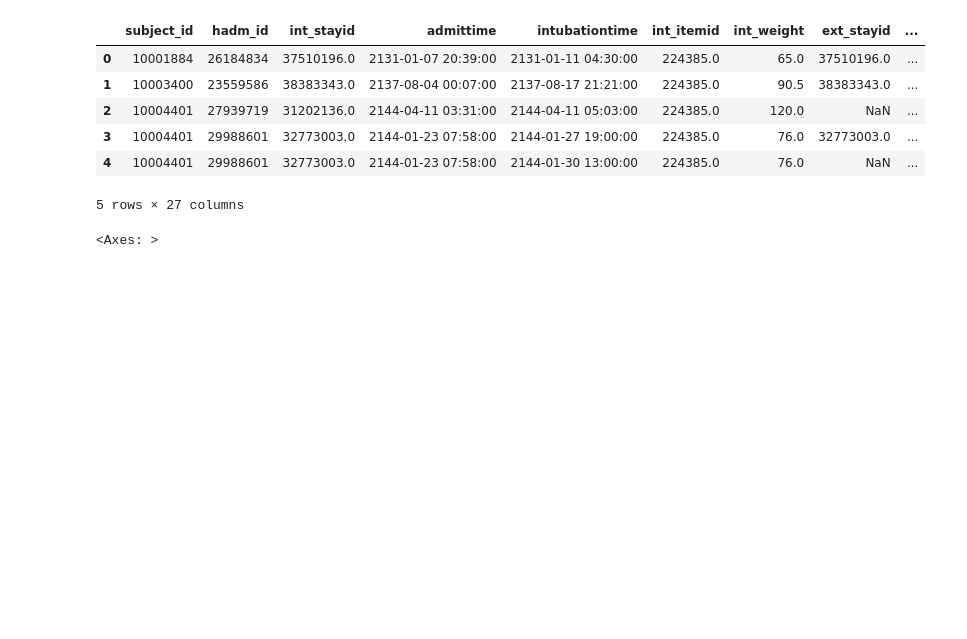
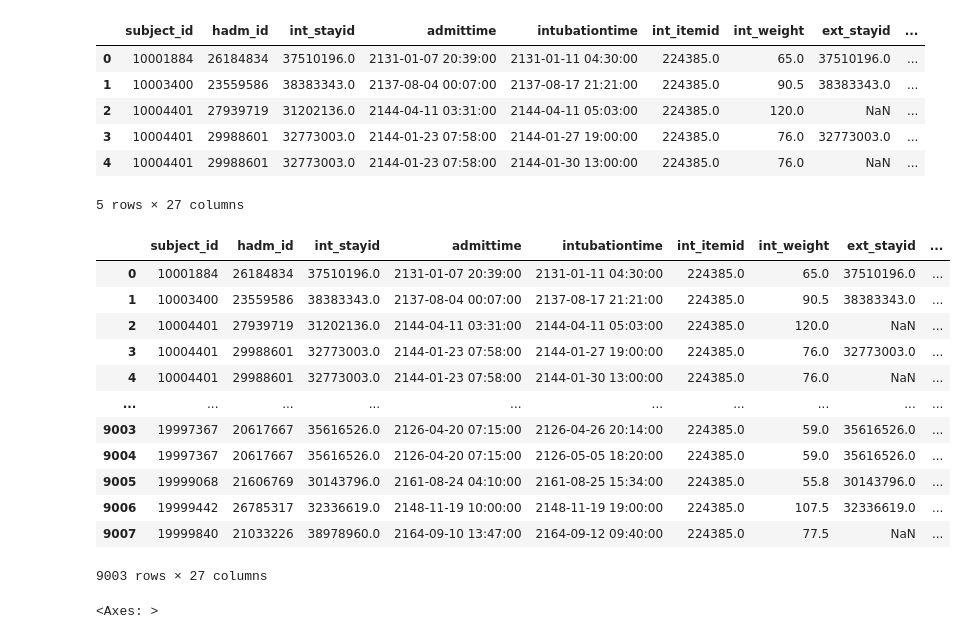
Before and after one commit to sujungleeml/P1_extubationfailure, a Jupyter notebook: 서대철/notebooks/240207_vent_test.ipynb, the cells around one changed output. Drawn from its saved outputs; the diff is of its cells as text; code cells hidden in the pictures; blank space fills up the shorter version.

```diff
--- a/서대철/notebooks/240207_vent_test.ipynb
+++ b/서대철/notebooks/240207_vent_test.ipynb
@@ -22,13 +22,13 @@ import src.data_extraction.access_database as db   # DB 연결 관련 모듈
 # 변수를 붙일 subjectlist 데이터 가져오기
 
 data_dir = '../outputs/subjectlist1.csv'
-subjectlist = pd.read_csv(data_dir, index_col=0)
+subjectlist1 = pd.read_csv(data_dir, index_col=0)
 
 # datetime 변환
 time_cols = ['admittime', 'intubationtime', 'extubationtime', 'dischtime', 'deathtime', 'reintubation_eventtime']
-subjectlist = utils.to_datetime(subjectlist, time_cols)
-print(subjectlist.shape)
-subjectlist.head()
+subjectlist1 = utils.to_datetime(subjectlist1, time_cols)
+print(subjectlist1.shape)
+subjectlist1.head()
 # %% [output]
 Converted admittime to datetime.
 Converted intubationtime to datetime.
@@ -44,6 +44,22 @@ Converted reintubation_eventtime to datetime.
 | 3 | 10004401 | 29988601 | 32773003.0 | 2144-01-23 07:58:00 | 2144-01-27 19:00:00 | 224385.0 | 76.0 | 32773003.0 | ... |
 | 4 | 10004401 | 29988601 | 32773003.0 | 2144-01-23 07:58:00 | 2144-01-30 13:00:00 | 224385.0 | 76.0 | NaN | ... |
 5 rows × 27 columns
+# %%
+subjectlist1
+# %% [output]
+|  | subject_id | hadm_id | int_stayid | admittime | intubationtime | int_itemid | int_weight | ext_stayid | ... |
+| 0 | 10001884 | 26184834 | 37510196.0 | 2131-01-07 20:39:00 | 2131-01-11 04:30:00 | 224385.0 | 65.0 | 37510196.0 | ... |
+| 1 | 10003400 | 23559586 | 38383343.0 | 2137-08-04 00:07:00 | 2137-08-17 21:21:00 | 224385.0 | 90.5 | 38383343.0 | ... |
+| 2 | 10004401 | 27939719 | 31202136.0 | 2144-04-11 03:31:00 | 2144-04-11 05:03:00 | 224385.0 | 120.0 | NaN | ... |
+| 3 | 10004401 | 29988601 | 32773003.0 | 2144-01-23 07:58:00 | 2144-01-27 19:00:00 | 224385.0 | 76.0 | 32773003.0 | ... |
+| 4 | 10004401 | 29988601 | 32773003.0 | 2144-01-23 07:58:00 | 2144-01-30 13:00:00 | 224385.0 | 76.0 | NaN | ... |
+| ... | ... | ... | ... | ... | ... | ... | ... | ... | ... |
+| 9003 | 19997367 | 20617667 | 35616526.0 | 2126-04-20 07:15:00 | 2126-04-26 20:14:00 | 224385.0 | 59.0 | 35616526.0 | ... |
+| 9004 | 19997367 | 20617667 | 35616526.0 | 2126-04-20 07:15:00 | 2126-05-05 18:20:00 | 224385.0 | 59.0 | 35616526.0 | ... |
+| 9005 | 19999068 | 21606769 | 30143796.0 | 2161-08-24 04:10:00 | 2161-08-25 15:34:00 | 224385.0 | 55.8 | 30143796.0 | ... |
+| 9006 | 19999442 | 26785317 | 32336619.0 | 2148-11-19 10:00:00 | 2148-11-19 19:00:00 | 224385.0 | 107.5 | 32336619.0 | ... |
+| 9007 | 19999840 | 21033226 | 38978960.0 | 2164-09-10 13:47:00 | 2164-09-12 09:40:00 | 224385.0 | 77.5 | NaN | ... |
+9003 rows × 27 columns
 # %%
 msno.matrix(subjectlist)
 # %% [output]
```
Also changed, not shown: parts of 16 cells of this notebook, 4 other files.
